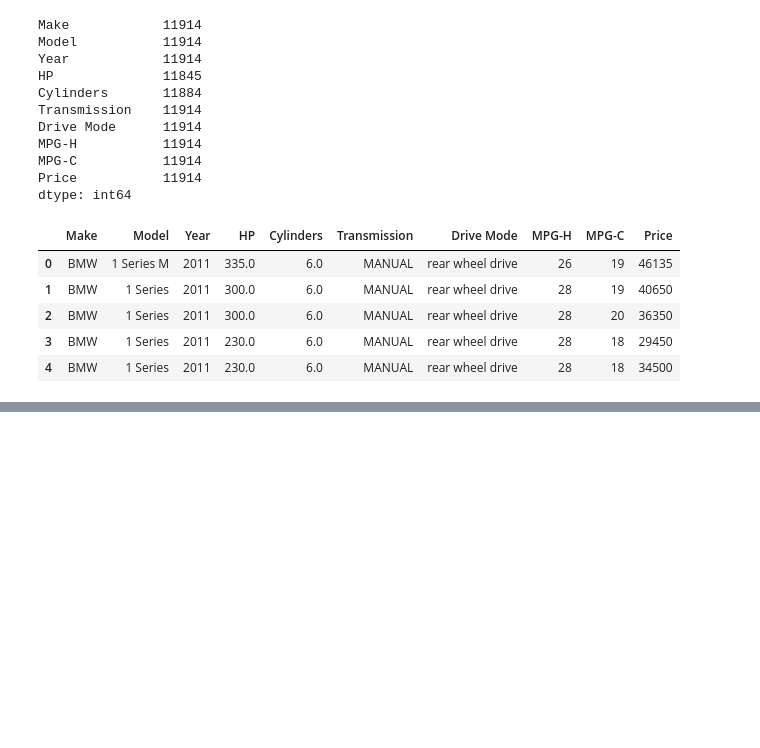
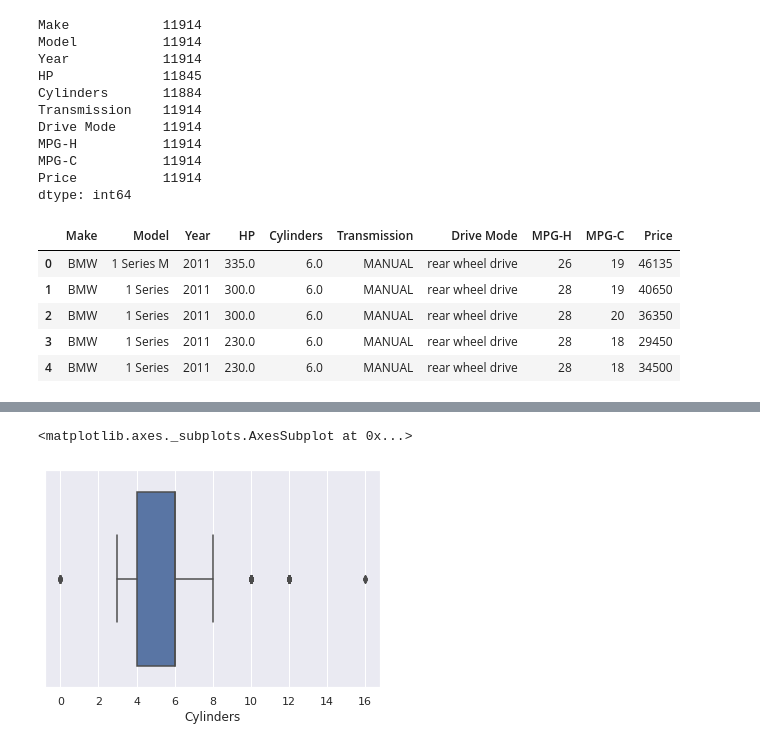
Before and after one commit to 224986/ASE_Ciencia_de_Datos, a Jupyter notebook: Untitled5.ipynb, the cells around one changed output, grey strips where cells are left out. Cells and saved outputs as stored; diff of their text form; code cells hidden in the pictures; blank space fills up the shorter version.

```diff
--- a/Untitled5.ipynb
+++ b/Untitled5.ipynb
@@ -116,0 +197,5 @@ df.head(5)
+# %%
+sns.boxplot(x=df['Cylinders'])
+# %% [output]
+<matplotlib.axes._subplots.AxesSubplot at 0x...>
+[figure, added]
```
Also changed, not shown: parts of 13 cells of this notebook.
